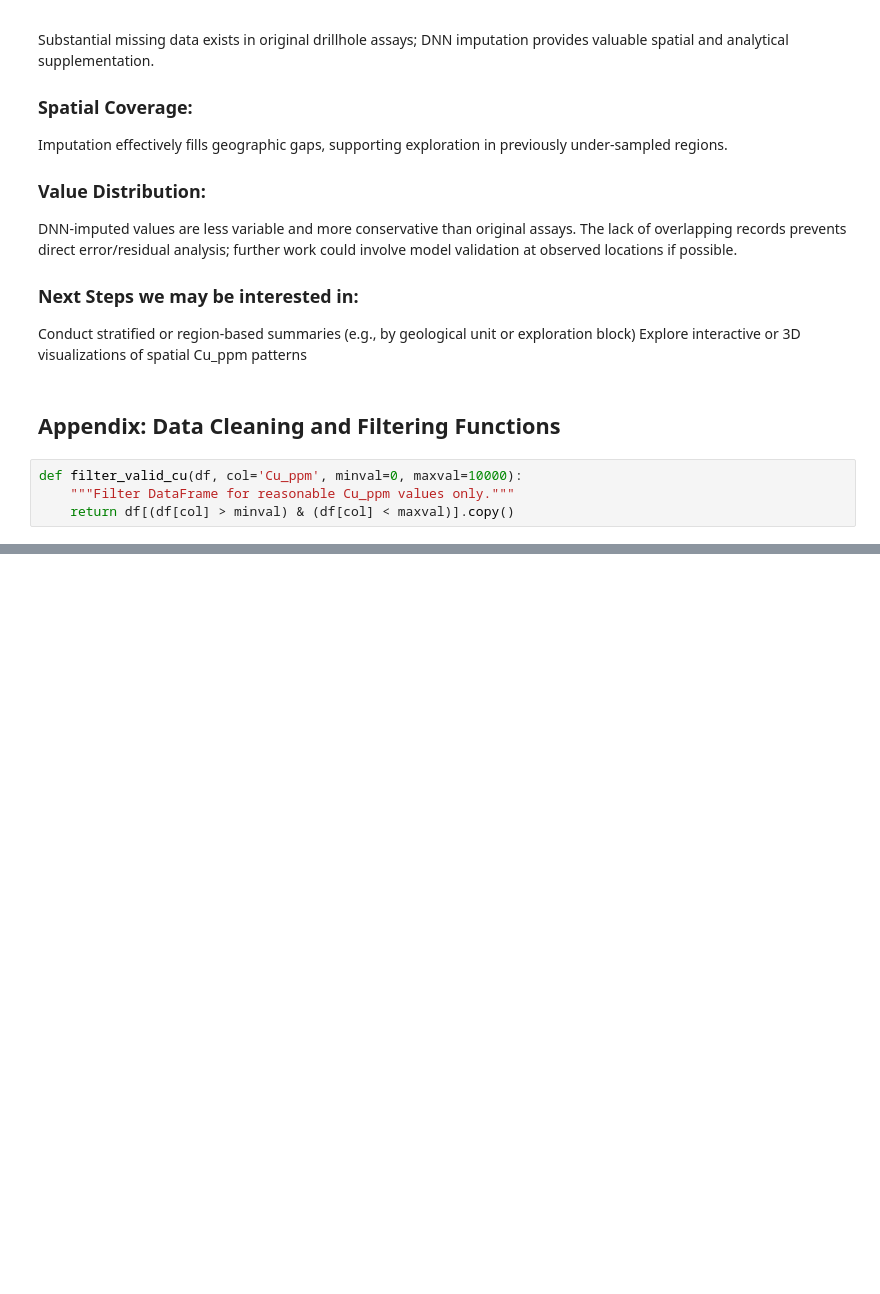
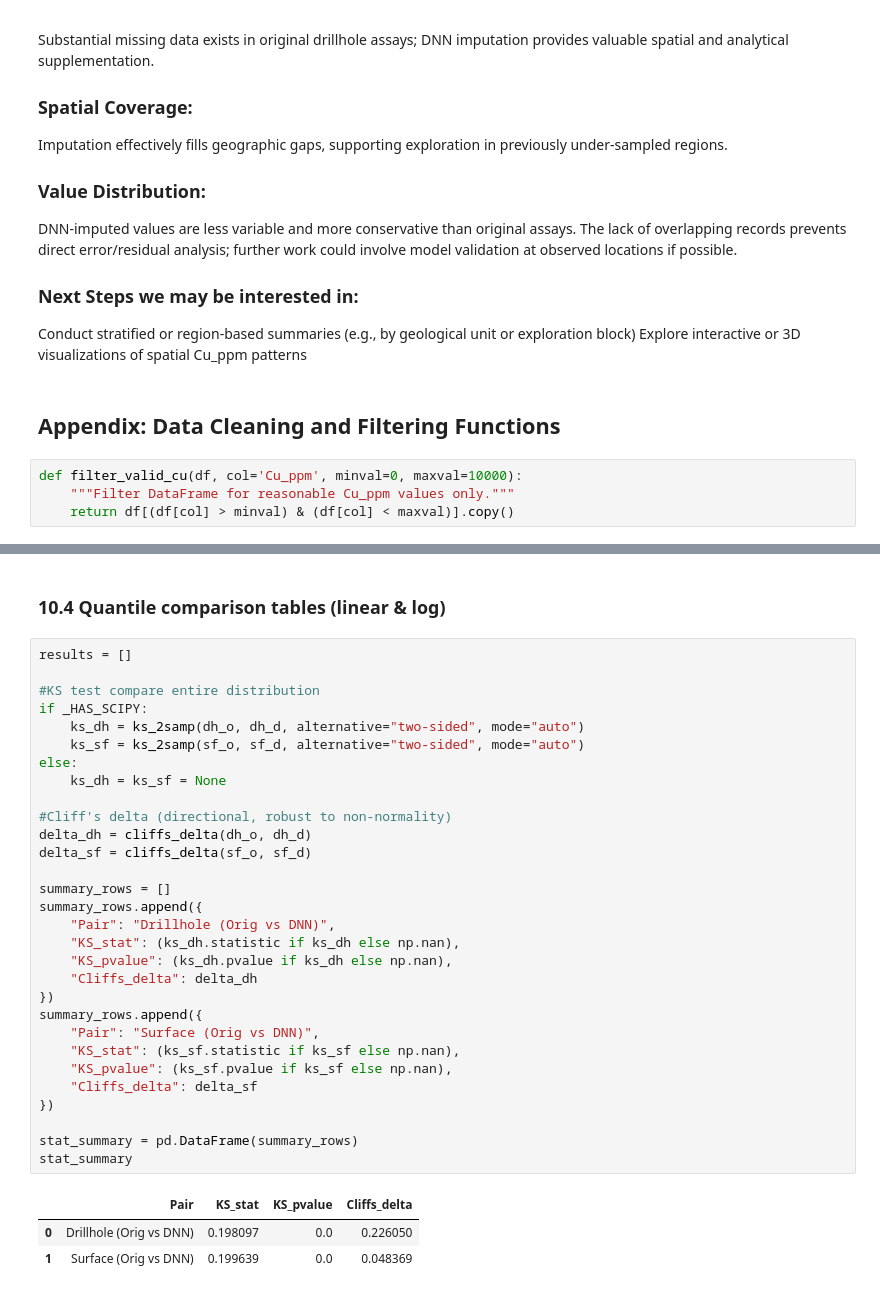
Before and after one commit to zyWang4capstone/Capstone-project-cu-gap-analysis-platform, a Jupyter notebook: notebooks/First-step EDA.ipynb, the cells around one changed output, grey strips where cells are left out. Saved outputs shown, nothing was run; the diff lists cells and outputs as text; blank space fills up the shorter version.

```diff
--- a/notebooks/First-step EDA.ipynb
+++ b/notebooks/First-step EDA.ipynb
@@ -259,0 +474,36 @@ def filter_valid_cu(df, col='Cu_ppm', minval=0, maxval=10000):
+# %% [markdown]
+### 10.4 Quantile comparison tables (linear & log)
+# %%
+results = []
+
+#KS test compare entire distribution
+if _HAS_SCIPY:
+    ks_dh = ks_2samp(dh_o, dh_d, alternative="two-sided", mode="auto")
+    ks_sf = ks_2samp(sf_o, sf_d, alternative="two-sided", mode="auto")
+else:
+    ks_dh = ks_sf = None
+
+#Cliff's delta (directional, robust to non-normality)
+delta_dh = cliffs_delta(dh_o, dh_d)
+delta_sf = cliffs_delta(sf_o, sf_d)
+
+summary_rows = []
+summary_rows.append({
+    "Pair": "Drillhole (Orig vs DNN)",
+    "KS_stat": (ks_dh.statistic if ks_dh else np.nan),
+    "KS_pvalue": (ks_dh.pvalue if ks_dh else np.nan),
+    "Cliffs_delta": delta_dh
+})
+summary_rows.append({
+    "Pair": "Surface (Orig vs DNN)",
+    "KS_stat": (ks_sf.statistic if ks_sf else np.nan),
+    "KS_pvalue": (ks_sf.pvalue if ks_sf else np.nan),
+    "Cliffs_delta": delta_sf
+})
+
+stat_summary = pd.DataFrame(summary_rows)
+stat_summary
+# %% [output]
+|  | Pair | KS_stat | KS_pvalue | Cliffs_delta |
+| 0 | Drillhole (Orig vs DNN) | 0.198097 | 0.0 | 0.226050 |
+| 1 | Surface (Orig vs DNN) | 0.199639 | 0.0 | 0.048369 |
```
Also changed, not shown: parts of 10 cells of this notebook, 5 other files.
